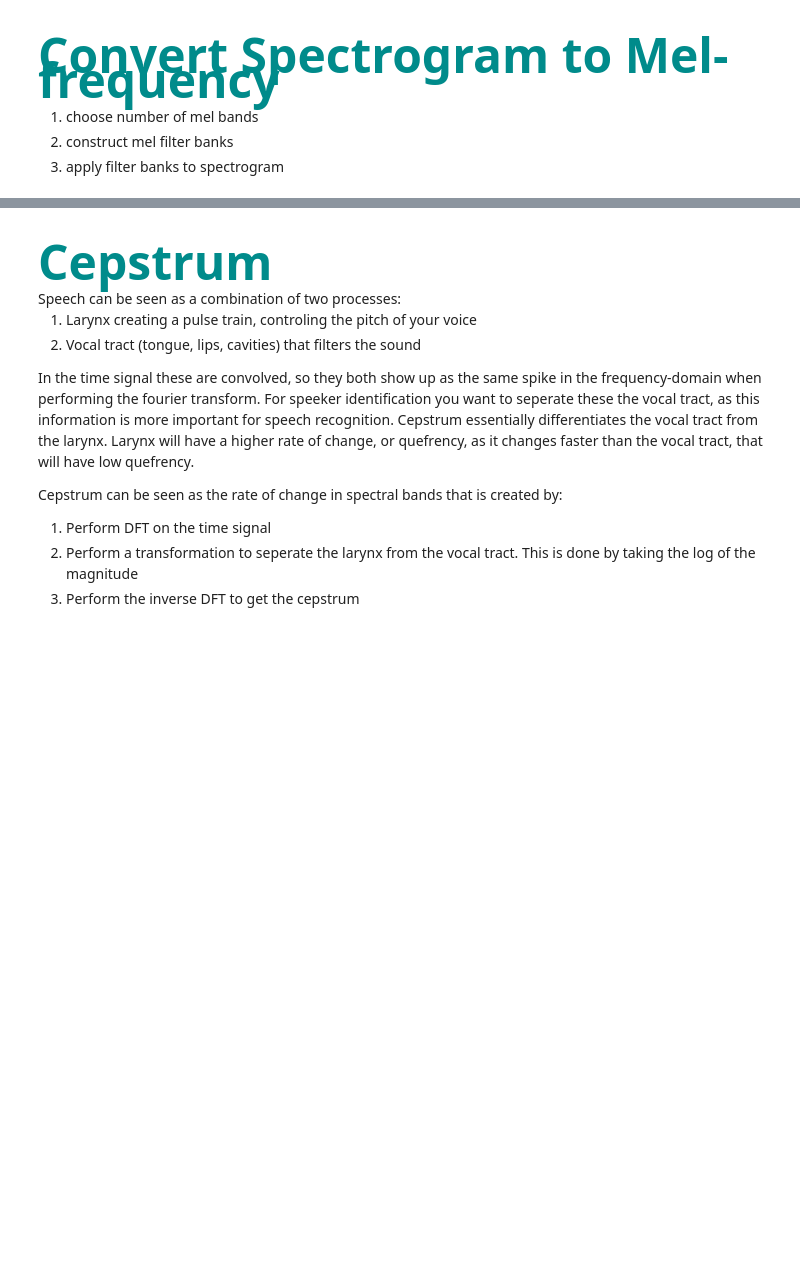
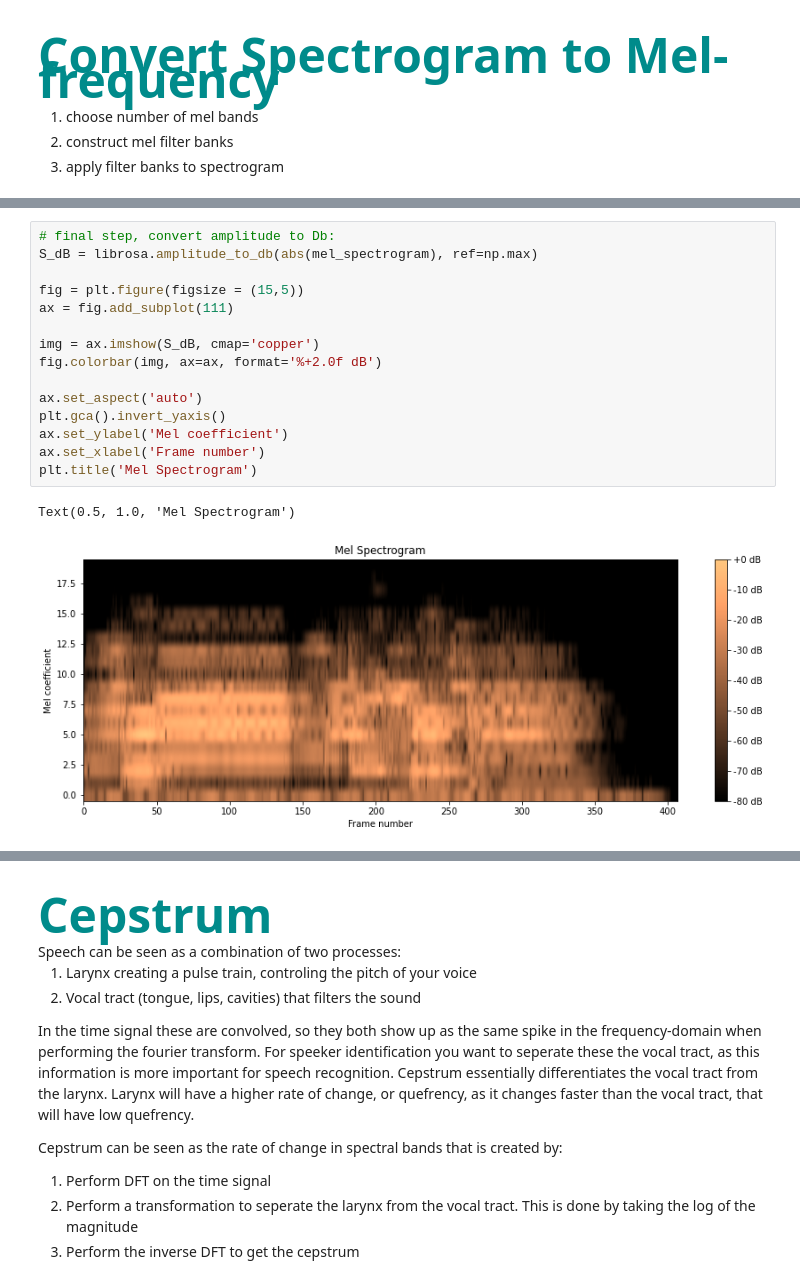
Before and after one commit to HNuijens/PythonAudioProcessing, a Jupyter notebook: Analysis/MFCC.ipynb, the cells around one changed output, grey strips where cells are left out. Drawn from its saved outputs; the diff is of its cells as text; blank space fills up the shorter version.

```diff
--- a/Analysis/MFCC.ipynb
+++ b/Analysis/MFCC.ipynb
@@ -206,0 +217,18 @@ Text(0.5, 1.0, 'Mel Spectrogram')
+# %%
+# final step, convert amplitude to Db:
+S_dB = librosa.amplitude_to_db(abs(mel_spectrogram), ref=np.max)
+
+fig = plt.figure(figsize = (15,5))
+ax = fig.add_subplot(111)
+
+img = ax.imshow(S_dB, cmap='copper')
+fig.colorbar(img, ax=ax, format='%+2.0f dB')
+
+ax.set_aspect('auto')
+plt.gca().invert_yaxis()
+ax.set_ylabel('Mel coefficient')
+ax.set_xlabel('Frame number')
+plt.title('Mel Spectrogram')
+# %% [output]
+Text(0.5, 1.0, 'Mel Spectrogram')
+[figure, added]
```
Also changed, not shown: parts of 16 cells of this notebook.
